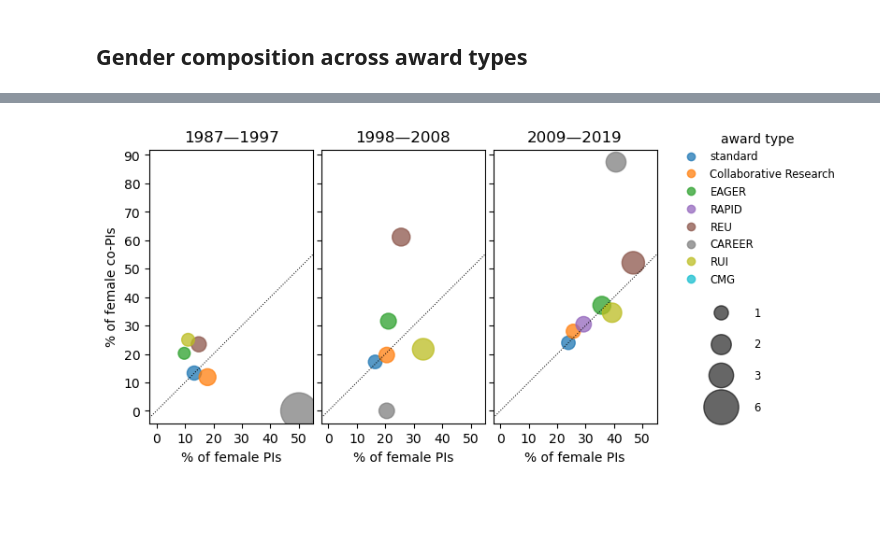
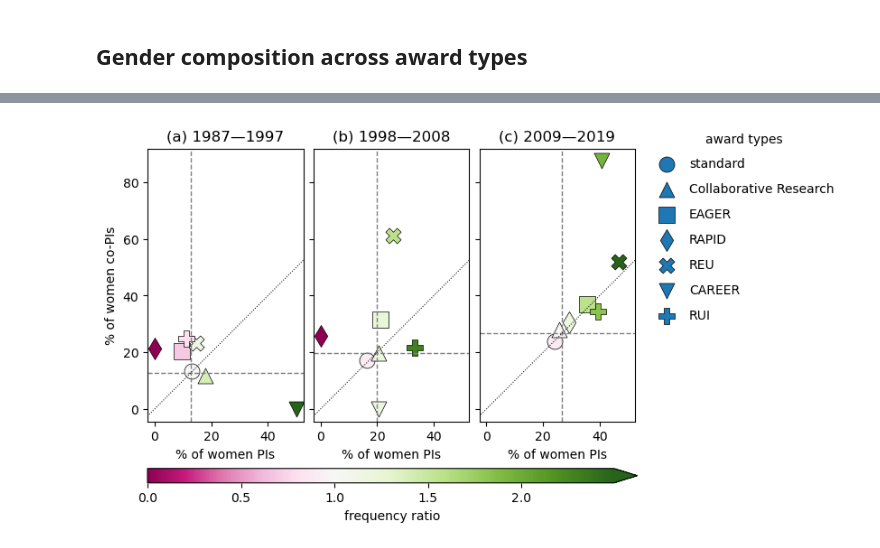
Before and after one commit to idlima/nsf-oce-gender, a Jupyter notebook: manuscript_figures.ipynb, the cells around one changed output, grey strips where cells are left out. Cells and saved outputs as stored; diff of their text form; code cells hidden in the pictures; blank space fills up the shorter version.

```diff
--- a/manuscript_figures.ipynb
+++ b/manuscript_figures.ipynb
@@ -15,14 +16,14 @@ Last updated on Sun Jan 31 19:20:43 2021
 # %%
 warnings.filterwarnings('ignore')
 plt.rcParams['figure.dpi'] = 100
-pd.options.display.max_columns = 50
+pd.options.display.max_columns = 30
 # %% [markdown]
 ## Read NSF-OCE award data
 # %%
 data_types = {'Abstract':'string', 'Title':'string', 'Programs':'string', 'PI':'string',
               'Organization':'string', 'State':'string', 'Instrument':'string', 'co-PIs':'string',
               'program':'string', 'PI_first_name':'string', 'co-PI_first_name':'string',
-              'PI_gender':'string', 'co-PI_gender':'string'}
+              'PI_gender':'string', 'co-PI_gender':'string', 'award_type':'string'}
 awards = pd.read_csv('results/awards_1985-2020_clean_edited_grouped_gender_topic.csv', index_col=0,
                      parse_dates=[4,5], dtype=data_types)
 awards['year'] = awards.StartDate.dt.year
@@ -53,13 +40,2 @@ SGER seems to be an older denomination for EAGER awards. Therefore we are groupi
-# %%
-awards.loc[awards.Title.str.contains('collaborative\s'),'award_type'] = 'Collaborative Research'
-awards.loc[awards.Title.str.contains('eager\s'),'award_type'] = 'EAGER'
-awards.loc[awards.Title.str.contains('rapid\s'),'award_type'] = 'RAPID'
-awards.loc[awards.Title.str.contains('sger\s'),'award_type'] = 'EAGER'
-awards.loc[awards.Title.str.contains('reu\s'),'award_type'] = 'REU'
-awards.loc[awards.Title.str.contains('rui\s'),'award_type'] = 'RUI'
-awards.loc[awards.Title.str.contains('career\s'),'award_type'] = 'CAREER'
-awards.loc[awards.Title.str.contains('cmg\s'),'award_type'] = 'CMG'
-awards.loc[awards.Title.str.contains('powre\s'),'award_type'] = 'POWRE'
-awards['award_type'] = awards.award_type.fillna('standard')
 # %% [markdown]
 ## Temporal trends in gender composition
@@ -266,39 +339,42 @@ by_atype_2 = compute_pcts(awards_2,'award_type')
 by_atype_3 = compute_pcts(awards_3,'award_type')
 
 by_atype_1 = by_atype_1.reindex(atypes.index).fillna(0)
-by_atype_2 = by_atype_2.reindex(atypes.index)
-by_atype_3 = by_atype_3.reindex(atypes.index)
+by_atype_2 = by_atype_2.reindex(atypes.index).fillna(0)
+by_atype_3 = by_atype_3.reindex(atypes.index).fillna(0)
 
-by_atype_1['color'] = np.arange(len(by_atype_1))
-by_atype_2['color'] = np.arange(len(by_atype_2))
-by_atype_3['color'] = np.arange(len(by_atype_3))
+for df in [by_atype_1,by_atype_2,by_atype_3]:
+    df.drop('POWRE', inplace=True) # award type exclusive for women (13 awards)
+    df.drop('CMG', inplace=True)   # no women PIs (20 awards)
 
-splist = []
+# vmin, vmax = 0, by_atype_1.ratio.max()
+vmin, vmax = 0, by_atype_3.ratio.max()
+
 fig, axs = plt.subplots(1, 3, sharex=True, sharey=True, figsize=(7,4))
 fig.subplots_adjust(wspace=0.05)
 for ax, df, t in zip(axs.ravel(),[by_atype_1,by_atype_2,by_atype_3], titles):
-    df = df.drop('POWRE')
-    sp = ax.scatter(df['PI'], df['co-PI'], c=df.color, s=df.freq_ratio*120, cmap=plt.cm.tab10, alpha=0.75)
-    _ = ax.axis('scaled')
-    xmin, xmax = ax.get_xlim()
-    _ = ax.set(xlim=(xmin,55), xlabel='% of female PIs', title=t, xticks=np.arange(0,60,10), yticks=np.arange(0,100,10))
-    splist.append(sp)
+    for n, a in enumerate(df.index):
+        sp = ax.scatter(df.loc[a,'PI'], df.loc[a,'co-PI'], c=df.loc[a,'ratio'], s=150, label=a, marker=markers[n],
+                        edgecolors='k', linewidths=0.5, cmap=plt.cm.PiYG, norm=colors.TwoSlopeNorm(1, vmin, vmax))
+        _ = ax.axis('scaled')
+        _ = ax.set(xlabel='% of women PIs', title=t)
 
-_ = axs[0].set(ylabel='% of female co-PIs')
+_ = axs[0].set(ylabel='% of women co-PIs')
+xmin, xmax = axs[0].get_xlim()
 ymin, ymax = axs[0].get_ylim()
-for ax in axs:
-    _ = ax.plot([ymin,ymax],[ymin,ymax],':',color='k',linewidth=0.75)
+for ax, wf in zip(axs, wf_means):
+    _ = ax.plot([ymin,ymax], [ymin,ymax], ':', color='k', linewidth=0.75)
+    _ = ax.hlines(wf, xmin, xmax, linestyles='dashed', colors='C7', linewidth=1)
+    _ = ax.vlines(wf, ymin, ymax, linestyles='dashed', colors='C7', linewidth=1)
 
-handles1, foo = sp.legend_elements()
-l1 = ax.legend(handles1, by_atype_1.index ,loc="upper right", bbox_to_anchor=(2.15, 1.1), title='award type', frameon=False)
-_ = ax.add_artist(l1)
+_ = ax.legend(loc='upper left', bbox_to_anchor=(1.05, 1.1), frameon=False, labelspacing=1, title='award types')
 
-handles2, labels2 = splist[0].legend_elements(prop='sizes', num=[120, 240, 360, 720], alpha=0.6)
-labels2 = ['$\\mathdefault{1}$','$\\mathdefault{2}$','$\\mathdefault{3}$','$\\mathdefault{6}$']
-l2 = ax.legend(handles2, labels2, loc='lower right', bbox_to_anchor=(1.7, 0), frameon=False, labelspacing=1.8, handletextpad=2)
+l, b, w, h = axs[0].get_position().bounds
+cax = fig.add_axes([l, b-0.17, 0.775, 0.04])
+cb = fig.colorbar(sp, cax=cax, orientation='horizontal', extend='max')
+_ = cb.set_label('frequency ratio')
 
-fig.savefig('figures/pi_copi_atype_bubble.png',dpi=300,bbox_inches='tight')
+fig.savefig('figures/pi_copi_atype_scatter.png',dpi=300,bbox_inches='tight')
 
-pd.concat([by_atype_1[cols], by_atype_2[cols], by_atype_3[cols]], keys=['1987-1997','1998-2008', '2009-2019'], axis=1)
+pd.concat([by_atype_1[cols], by_atype_2[cols], by_atype_3[cols]], keys=['1987-1997','1998-2008', '2009-2019'], axis=1).style.format('{:.2f}')
 # %% [output]
 |  | 1987-1997 |  |  | 1998-2008 |  |  | 2009-2019 |  |  |
@@ -315 +389 @@ pd.concat([by_atype_1[cols], by_atype_2[cols], by_atype_3[cols]], keys=['1987-19
-[figure, old version]
+[figure, new version]
```
Also changed, not shown: parts of 19 cells of this notebook, 2 other files.
